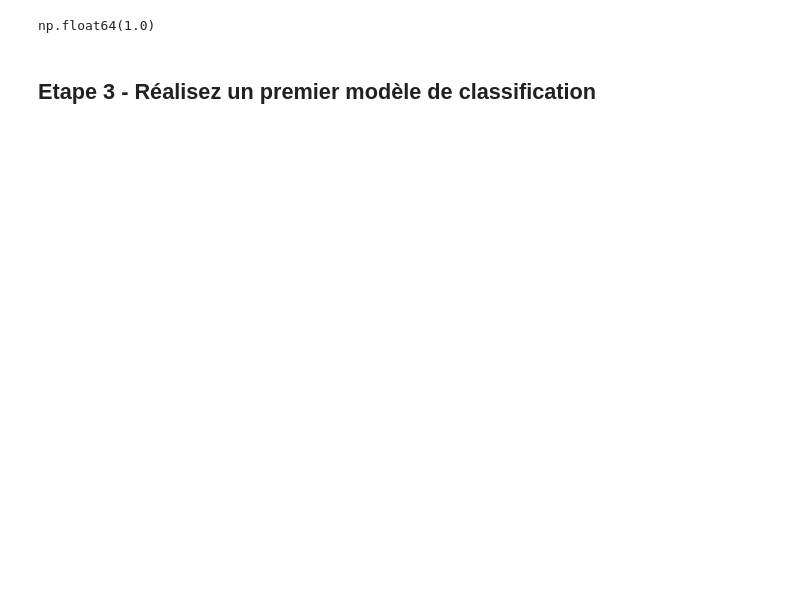
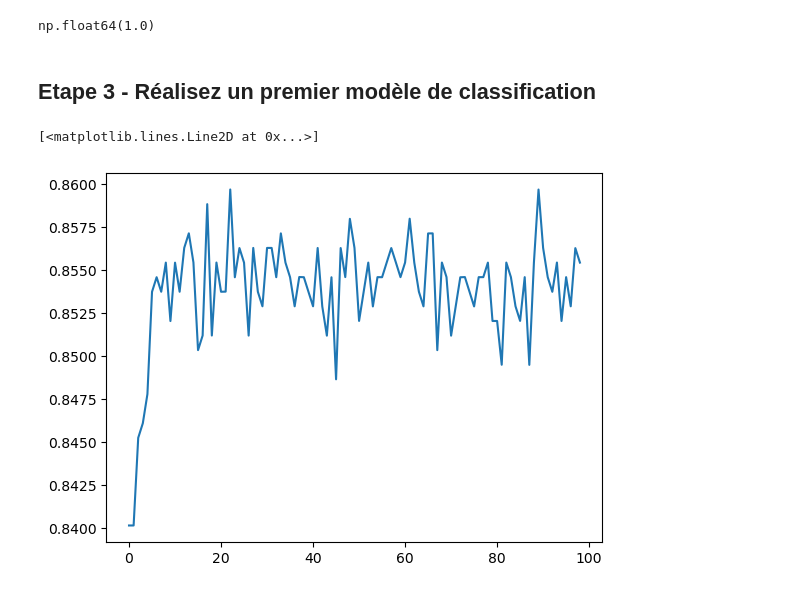
Before and after one commit to wad974/PROJET_4_IA_ENGINEER, a Jupyter notebook: notebook.ipynb, the cells around one changed output. Drawn from its saved outputs; the diff is of its cells as text; code cells hidden in the pictures; blank space fills up the shorter version.

Commit message:
amelioration etape 3 pour etape 4

```diff
--- a/notebook.ipynb
+++ b/notebook.ipynb
@@ -395,0 +422,11 @@ np.float64(1.0)
+# %%
+# boucle pour tester le meilleurs param
+param = []
+for index in range(1, 100):
+    score = cross_val_score(RandomForestClassifier(max_depth=index), X_train, y_train, cv=5, scoring='accuracy').mean()
+    param.append(score)
+
+plt.plot(param)
+# %% [output]
+[<matplotlib.lines.Line2D at 0x...>]
+[figure, added]
```
Also changed, not shown: parts of 20 cells of this notebook.
